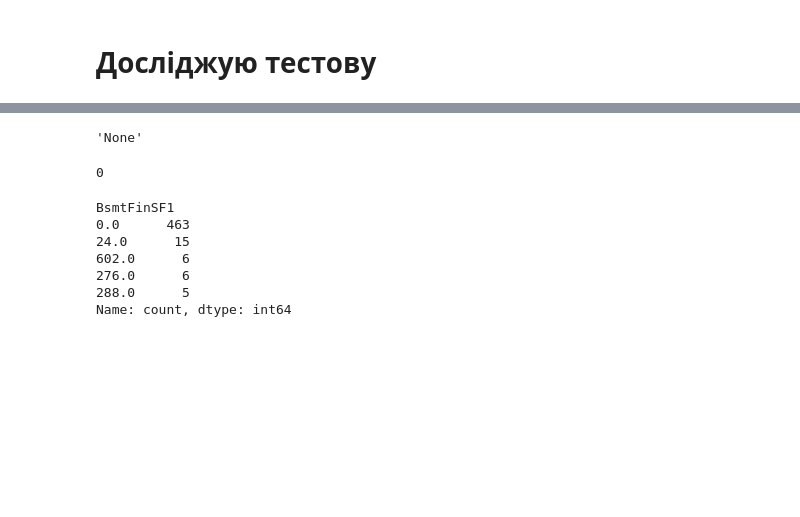
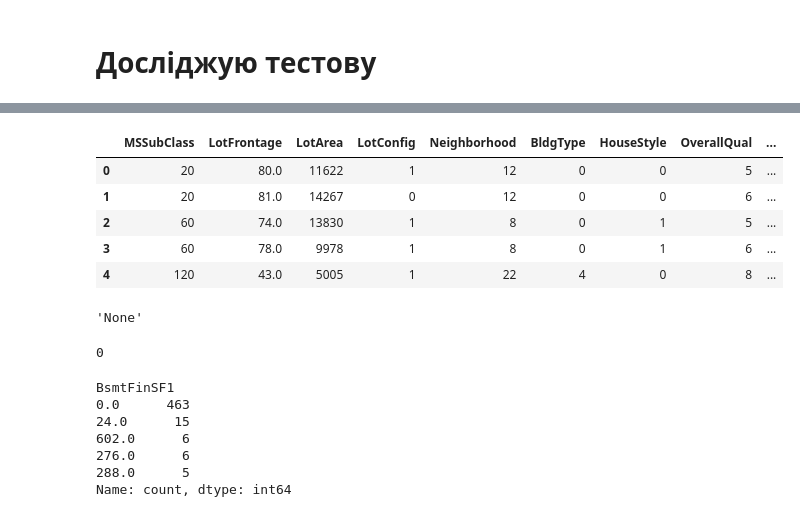
Before and after one commit to SerhiiDolhopolov/ML_Final_HousePredict, a Jupyter notebook: src/feature_engineering.ipynb, the cells around one changed output, grey strips where cells are left out. Drawn from its saved outputs; the diff is of its cells as text; code cells hidden in the pictures; blank space fills up the shorter version.

```diff
--- a/src/feature_engineering.ipynb
+++ b/src/feature_engineering.ipynb
@@ -705,2 +704,11 @@ Size: (1459, 67)
 Columns with None: None
+# %%
+X_test.head()
+# %% [output]
+|  | MSSubClass | LotFrontage | LotArea | LotConfig | Neighborhood | BldgType | HouseStyle | OverallQual | ... |
+| 0 | 20 | 80.0 | 11622 | 1 | 12 | 0 | 0 | 5 | ... |
+| 1 | 20 | 81.0 | 14267 | 0 | 12 | 0 | 0 | 6 | ... |
+| 2 | 60 | 74.0 | 13830 | 1 | 8 | 0 | 1 | 5 | ... |
+| 3 | 60 | 78.0 | 9978 | 1 | 8 | 0 | 1 | 6 | ... |
+| 4 | 120 | 43.0 | 5005 | 1 | 22 | 4 | 0 | 8 | ... |
 # %%
```
Also changed, not shown: parts of 65 cells of this notebook, 17 other files.
